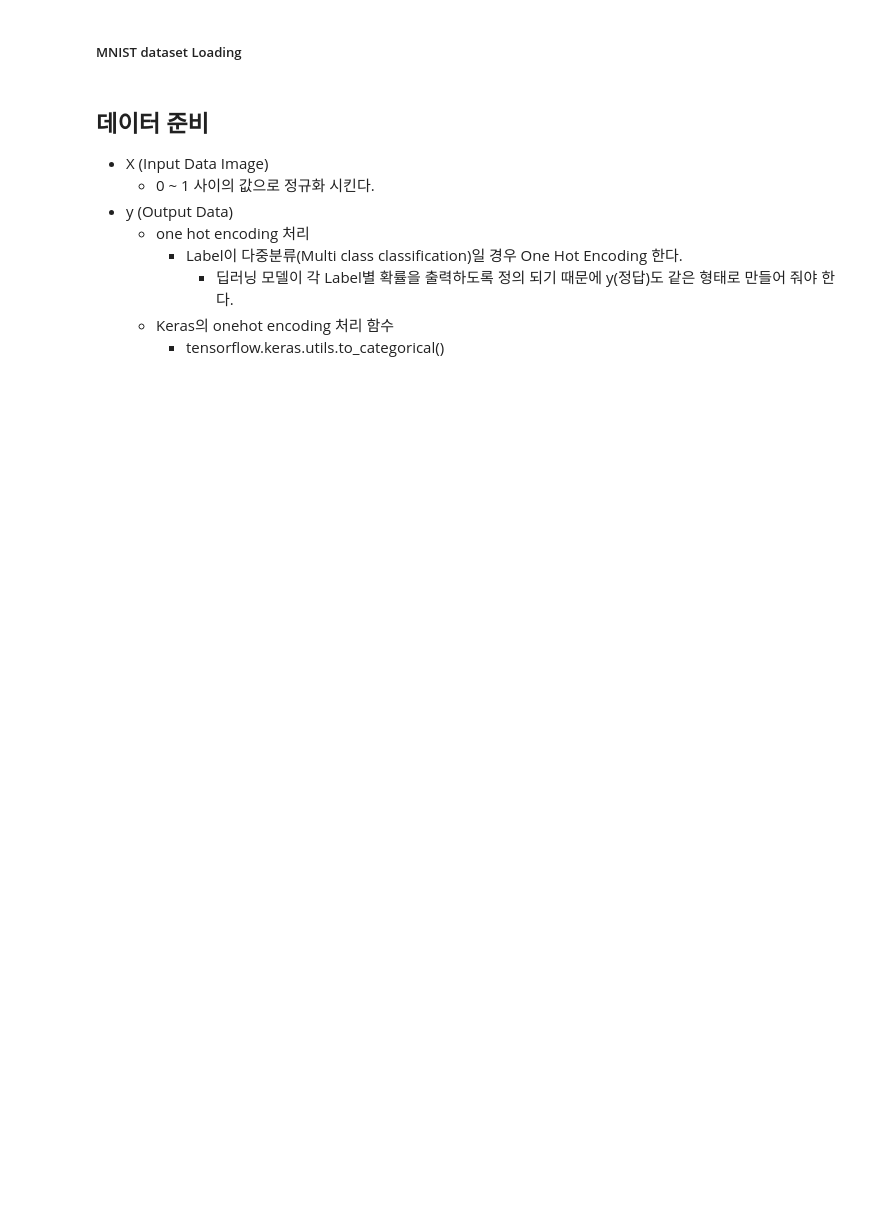
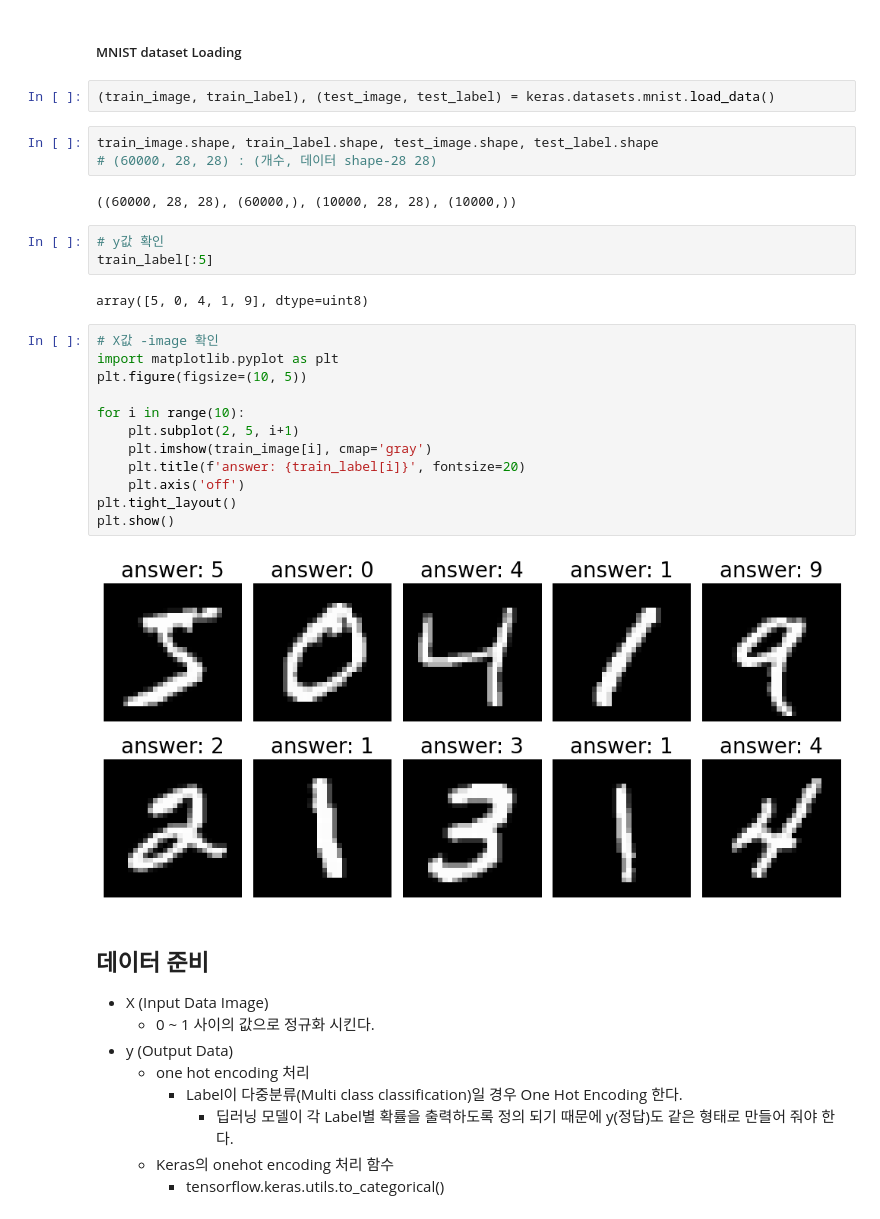
Before and after one commit to clerknek/PlayData, a Jupyter notebook: 07_DeepLearning/02_첫번째 딥러닝-MLP 구현.ipynb, the cells around one changed output. Cells and saved outputs as stored; diff of their text form; blank space fills up the shorter version.

```diff
--- a/07_DeepLearning/02_첫번째 딥러닝-MLP 구현.ipynb
+++ b/07_DeepLearning/02_첫번째 딥러닝-MLP 구현.ipynb
@@ -26,5 +39,31 @@
 # %% [markdown]
 ##### MNIST dataset Loading
+# %%
+(train_image, train_label), (test_image, test_label) = keras.datasets.mnist.load_data()
+# %%
+train_image.shape, train_label.shape, test_image.shape, test_label.shape
+# (60000, 28, 28) : (개수, 데이터 shape-28 28)
+# %% [output]
+((60000, 28, 28), (60000,), (10000, 28, 28), (10000,))
+# %%
+# y값 확인
+train_label[:5]
+# %% [output]
+array([5, 0, 4, 1, 9], dtype=uint8)
+# %%
+# X값 -image 확인
+import matplotlib.pyplot as plt
+plt.figure(figsize=(10, 5))
+
+for i in range(10):
+    plt.subplot(2, 5, i+1)
+    plt.imshow(train_image[i], cmap='gray')
+    plt.title(f'answer: {train_label[i]}', fontsize=20)
+    plt.axis('off')
+plt.tight_layout()
+plt.show()
+# %% [output]
+[figure, added]
 # %% [markdown]
 ## 데이터 준비
 - X (Input Data Image)
```
Also changed, not shown: parts of 38 cells of this notebook, 7 other files.
